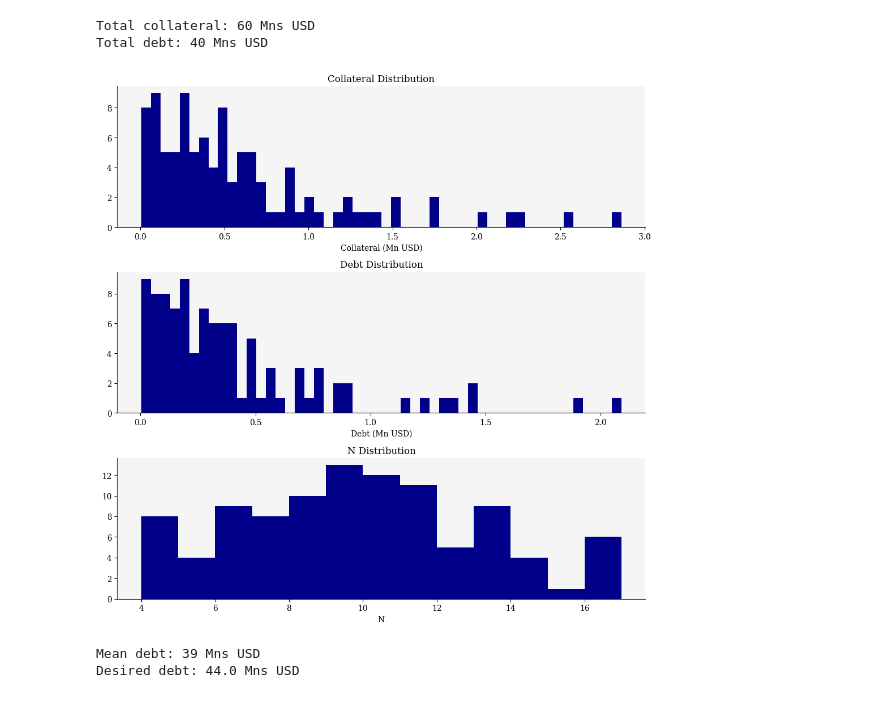
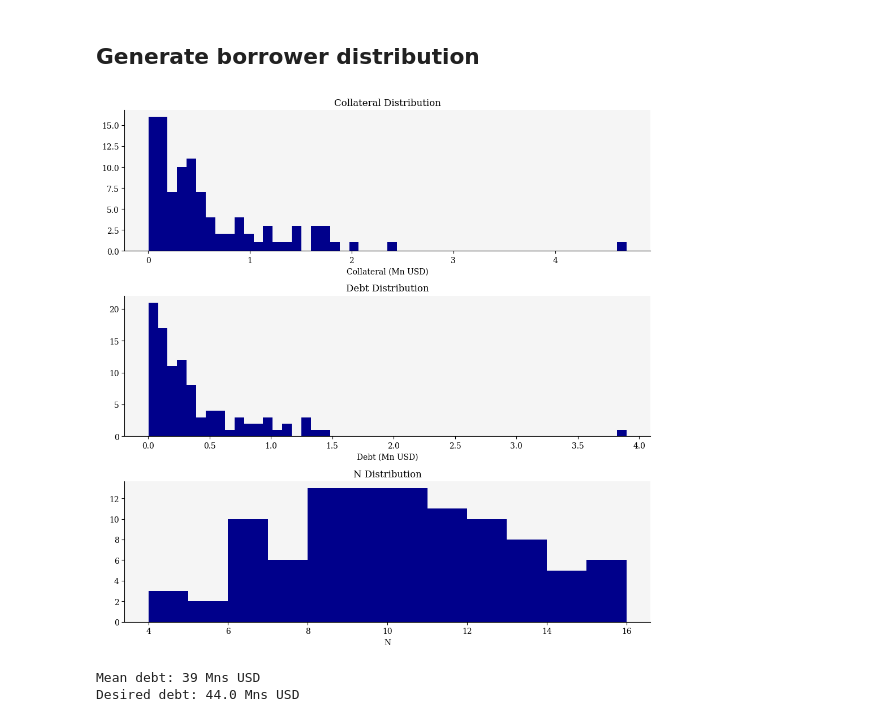
Before and after one commit to xenophonlabs/crvUSDrisk, a Jupyter notebook: play.ipynb, the cells around one changed output. Drawn from its saved outputs; the diff is of its cells as text; code cells hidden in the pictures.

```diff
--- a/play.ipynb
+++ b/play.ipynb
@@ -19,8 +31,7 @@ import imageio
 WINDOW = 600 # 10 minutes
 BASE_PRICE = 1800
 A = 100
-# FEE = 0.006
-FEE = 0
+FEE = 0.006
 ADMIN_FEE = 1
 LOAN_DISCOUNT = 0.09
 LIQUIDATION_DISCOUNT = 0.06
@@ -32,7 +43,11 @@ DEBT = 44_000_000 # crvUSD debt
 
 TOLERANCE = 0 # Min profit for liquidator to act
 
-START = int(datetime.now().timestamp())
+# START = int(datetime.now().timestamp())
+START = 1697675181
+
+# For plotting/gifs
+FPS = 3
 
 oracle = Oracle(WINDOW)
 oracle.update(START, BASE_PRICE) # set initial price
@@ -40,11 +55,13 @@ llamma = LLAMMA(A, BASE_PRICE, oracle, FEE, admin_fee=ADMIN_FEE)
 mpolicy = MonetaryPolicy()
 controller = Controller(llamma, mpolicy, LOAN_DISCOUNT, LIQUIDATION_DISCOUNT)
 liquidator = Liquidator(TOLERANCE, verbose=True)
+# %% [markdown]
+## Generate borrower distribution
 # %%
-borrowers = controller.gen_borrowers(N_BORROWERS, COINS, v=True)
+# borrowers = controller.gen_borrowers(N_BORROWERS, COINS, v=True)
+# np.save("data/borrowers.npy", borrowers)
+borrowers = np.load("data/borrowers.npy")
 _plot_borrowers(borrowers, BASE_PRICE)
 # %% [output]
-Total collateral: 60 Mns USD
-Total debt: 40 Mns USD
-[figure, old version]
+[figure, new version]
 # %%
```
Also changed, not shown: parts of 20 cells of this notebook, 39 other files.
